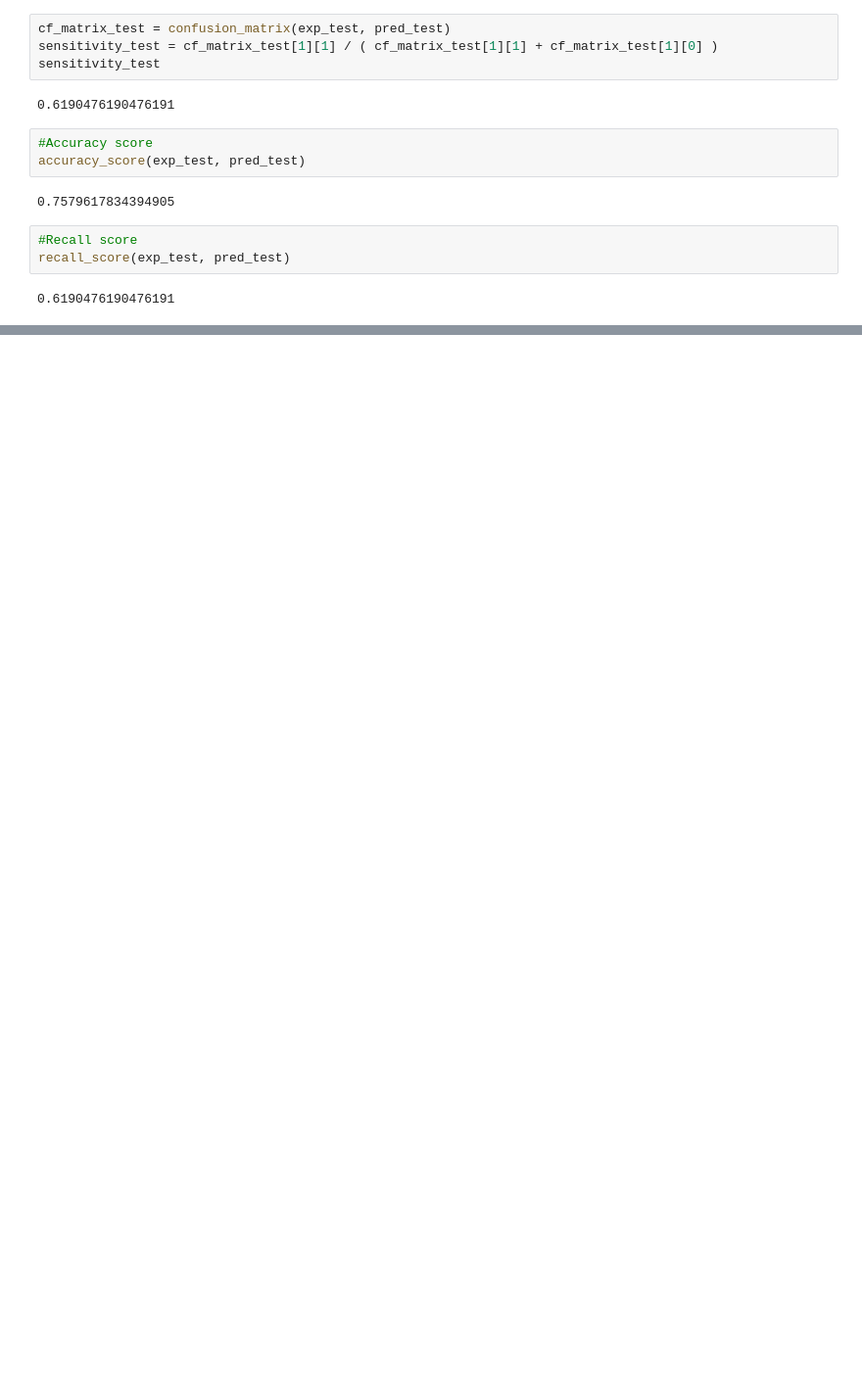
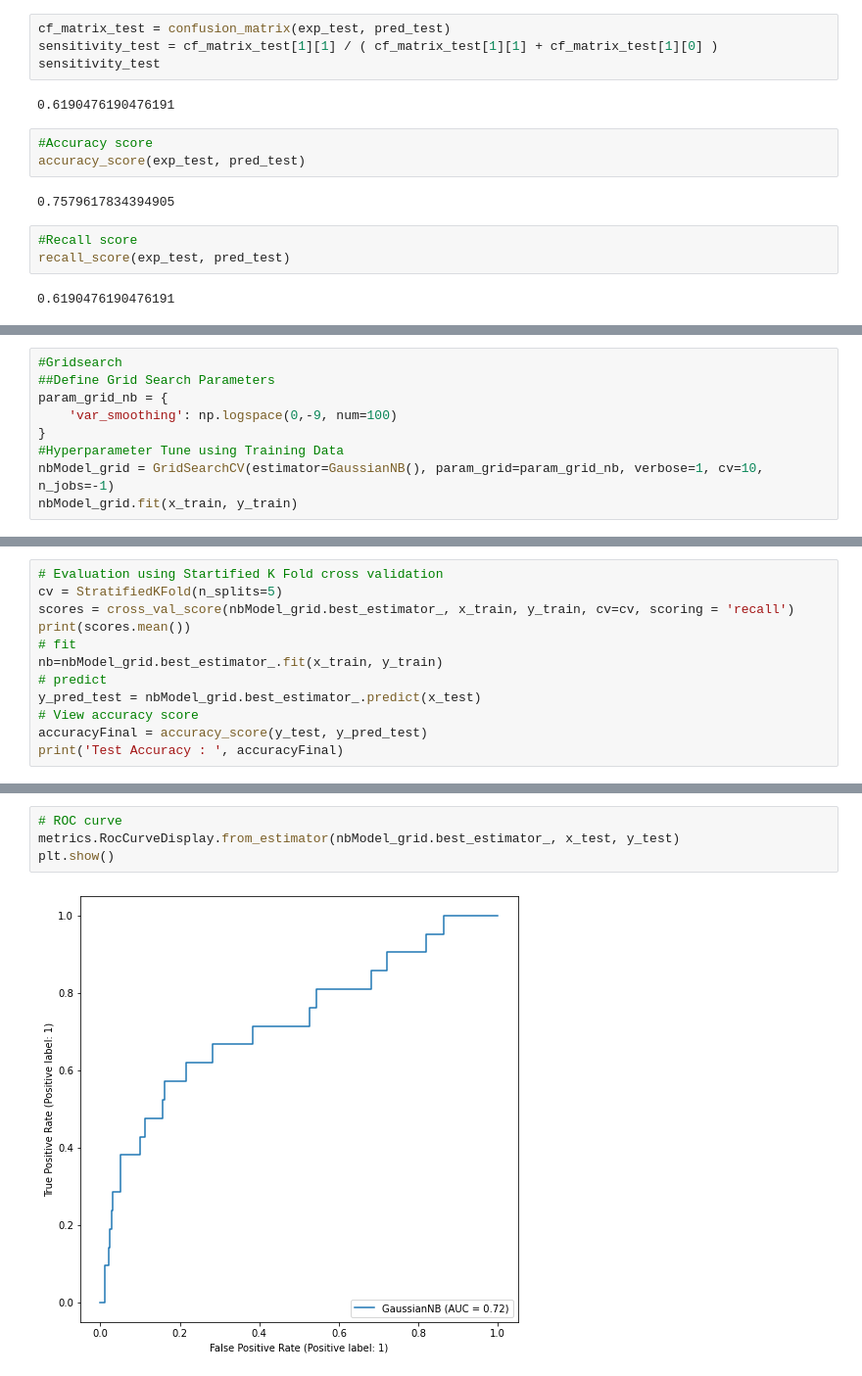
Before and after one commit to hinatanvir/Fault-Detection-SECOM, a Jupyter notebook: 3rd presentation/Aras/model_naivebayes_aras.ipynb, the cells around one changed output, grey strips where cells are left out. Shown at 98% size. Saved outputs shown, nothing was run; the diff lists cells and outputs as text; blank space fills up the shorter version.

Commit message:
fine tune naivebayes

```diff
--- a/3rd presentation/Aras/model_naivebayes_aras.ipynb
+++ b/3rd presentation/Aras/model_naivebayes_aras.ipynb
@@ -443,0 +454,9 @@ recall_score(exp_test, pred_test)
+# %%
+#Gridsearch
+##Define Grid Search Parameters
+param_grid_nb = {
+    'var_smoothing': np.logspace(0,-9, num=100)
+}
+#Hyperparameter Tune using Training Data
+nbModel_grid = GridSearchCV(estimator=GaussianNB(), param_grid=param_grid_nb, verbose=1, cv=10, n_jobs=-1)
+nbModel_grid.fit(x_train, y_train)
@@ -443,0 +485,12 @@ recall_score(exp_test, pred_test)
+# %%
+# Evaluation using Startified K Fold cross validation
+cv = StratifiedKFold(n_splits=5)
+scores = cross_val_score(nbModel_grid.best_estimator_, x_train, y_train, cv=cv, scoring = 'recall')
+print(scores.mean())
+# fit
+nb=nbModel_grid.best_estimator_.fit(x_train, y_train)
+# predict
+y_pred_test = nbModel_grid.best_estimator_.predict(x_test)
+# View accuracy score
+accuracyFinal = accuracy_score(y_test, y_pred_test)
+print('Test Accuracy : ', accuracyFinal)
@@ -443,0 +515,6 @@ recall_score(exp_test, pred_test)
+# %%
+# ROC curve
+metrics.RocCurveDisplay.from_estimator(nbModel_grid.best_estimator_, x_test, y_test)
+plt.show()
+# %% [output]
+[figure, added]
```
Also changed, not shown: parts of 18 cells of this notebook.
